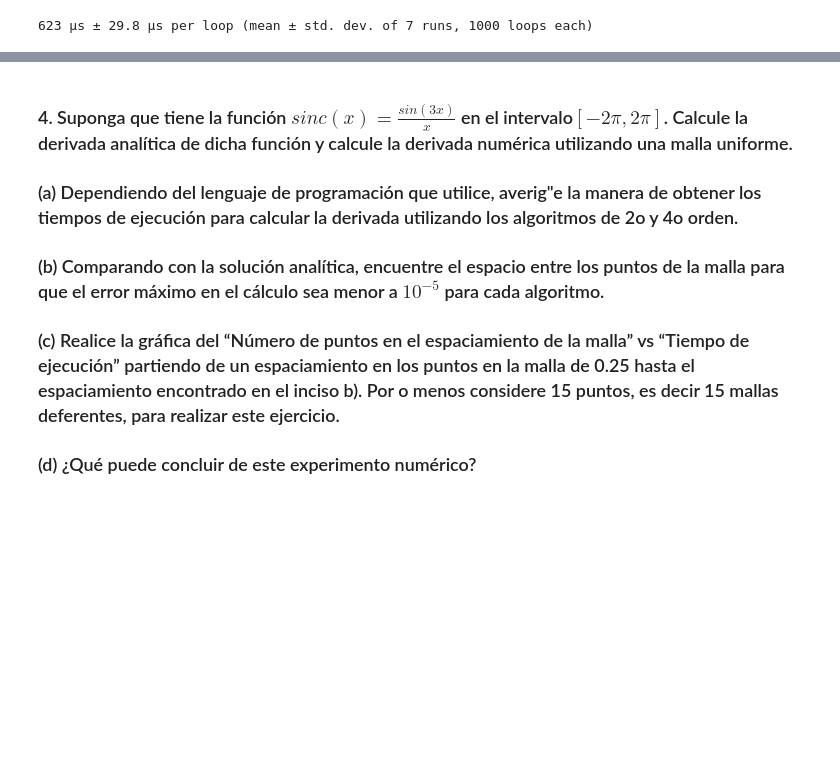
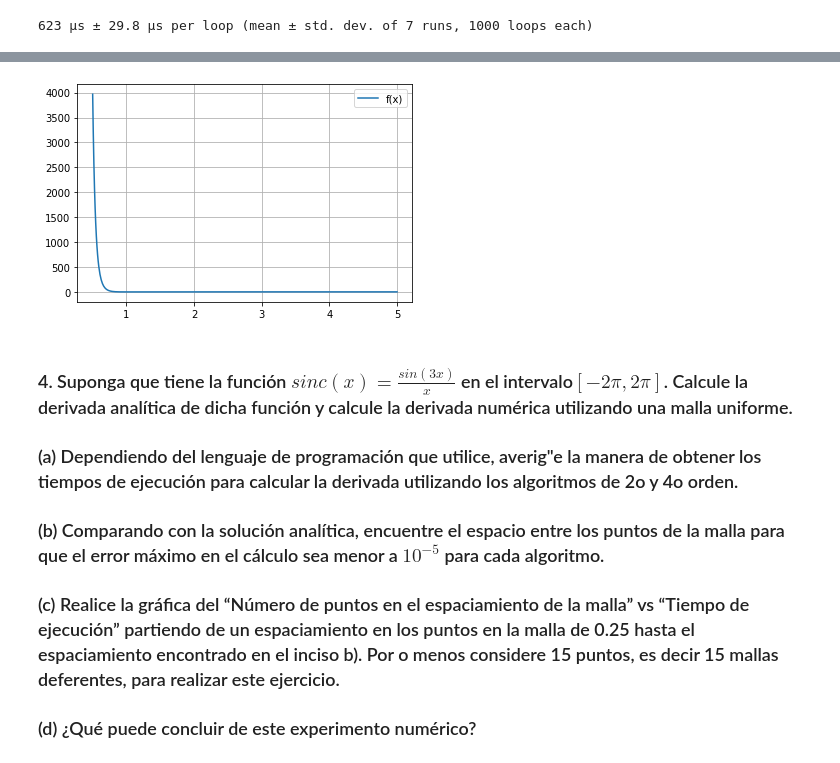
Before and after one commit to marthaaquino/Fisica-computacional, a Jupyter notebook: Tarea1.ipynb, the cells around one changed output, grey strips where cells are left out. Cells and saved outputs as stored; diff of their text form; code cells hidden in the pictures; blank space fills up the shorter version.

```diff
--- a/Tarea1.ipynb
+++ b/Tarea1.ipynb
@@ -298,3 +311,12 @@ plot(x,y_num_deriv,label="f'(x) numérica")
+# %%
+#graficando la segunda funcion
+x1=linspace(0.5,5,500)
+y1=(-2/(x**6))+(1/x**12)
+plot(x1,y1,label="f(x)")
+legend(),grid()
+show()
+# %% [output]
+[figure, added]
 # %% [markdown]
 ### 4. Suponga que tiene la función $sinc(x) =\frac{ sin(3x)}{x}$ en el intervalo$ [−2π, 2π]$. Calcule la derivada analítica de dicha función y calcule la derivada numérica utilizando una malla uniforme.
 
```
Also changed, not shown: parts of 4 cells of this notebook.
